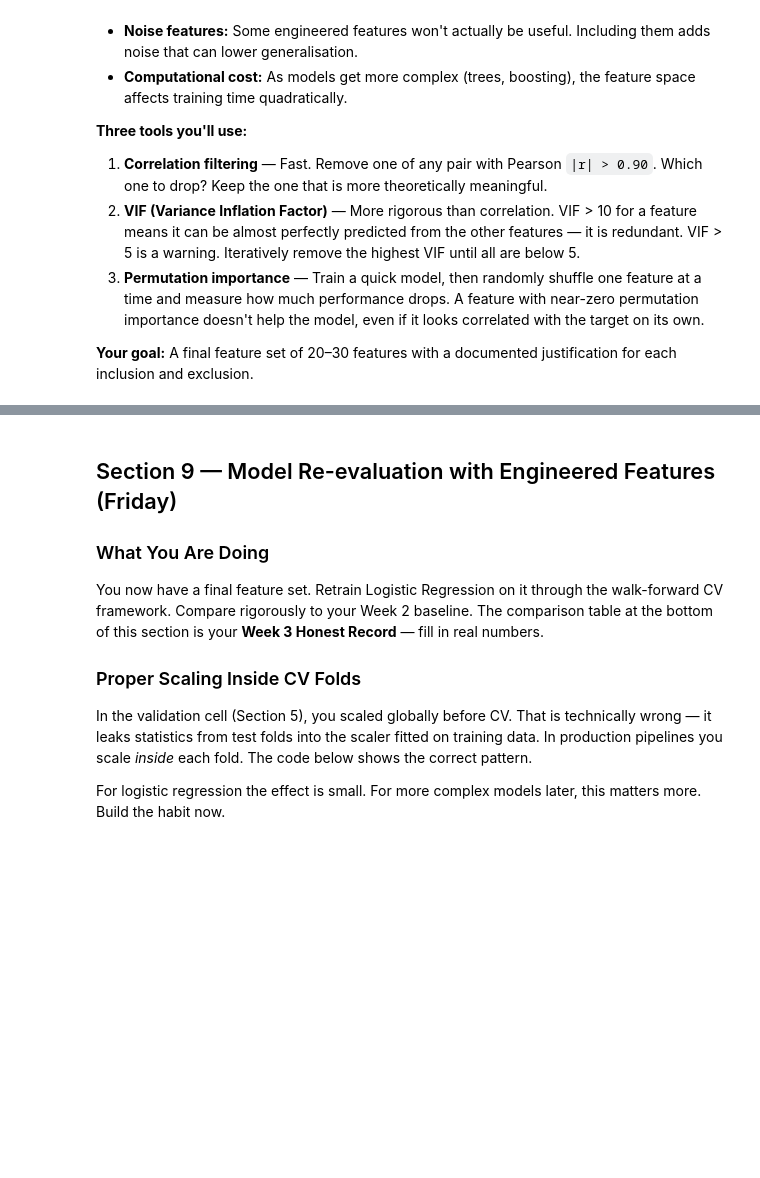
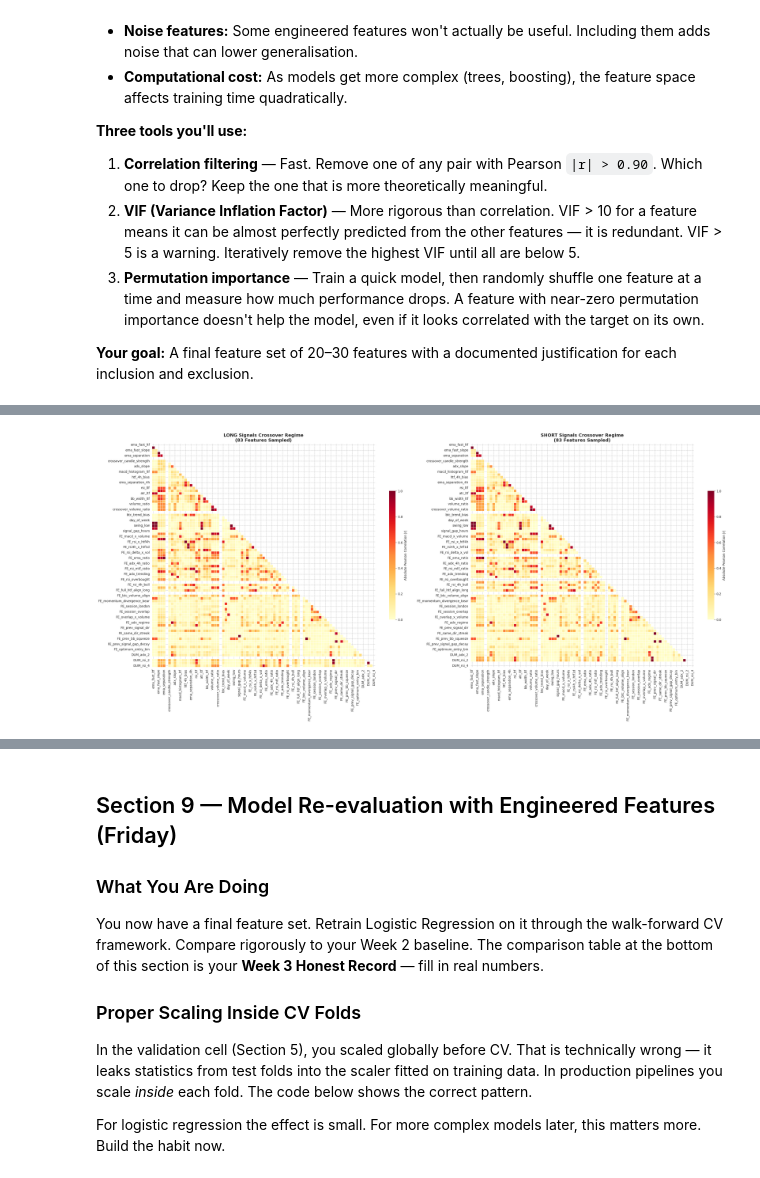
Before and after one commit to Jeshurun-B/EMA-optimizer-pipeline-v2, a Jupyter notebook: coolab_notebooks/week3_feature_engineering.ipynb, the cells around one changed output, grey strips where cells are left out. Cells and saved outputs as stored; diff of their text form; code cells hidden in the pictures; blank space fills up the shorter version.

```diff
--- a/coolab_notebooks/week3_feature_engineering.ipynb
+++ b/coolab_notebooks/week3_feature_engineering.ipynb
@@ -774,5 +794,5 @@ df['FE_full_htf_align_short'] = np.where(strict_short.any(), strict_short.astype
 
 df['FE_btc_volume_align'] = ((df['btc_trend_bias'].astype(int) == 1) & (df['volume_ratio'].astype(float) > 1.0)).astype(int)
 df['FE_bb_squeeze_regime'] = (df['bb_width_ltf'].astype(float) < df['atr_ltf'].astype(float)).astype(int)
-df['FE_momentum_divergence_bear'] = ((df['close'].astype(float) > df['close'].astype(float).shift(3)) &
+df['FE_momentum_divergence_bear'] = ((df['price'].astype(float) > df['price'].astype(float).shift(3)) &
                                      (df['rsi_ltf'].astype(float) < df['rsi_ltf'].astype(float).shift(3))).astype(int)
@@ -825,8 +847,13 @@ nan_counts_after = {}
 # LAG FEATURE COMPUTATION LAYER
 # ==============================================================================
 
+# Standardized mapping dictionary for handling directional strings safely
+signal_map = {'LONG': 1, 'SHORT': -1}
+# Create a temporary numeric series of the current signal for safe mathematical alignment
+df_signal_numeric = df['signal_x'].map(signal_map).fillna(0).astype(int)
+
 # 1. Previous Signal Direction (Encoded: LONG=1, SHORT=-1, No Signal/NaN=0)
-raw_prev_dir = df.groupby('symbol')['signal_x'].shift(1)
+raw_prev_dir = df.groupby('symbol')['signal_x'].shift(1).map(signal_map)
 nan_counts_before['FE_prev_signal_dir'] = raw_prev_dir.isna().sum()
 df['FE_prev_signal_dir'] = raw_prev_dir.fillna(0).astype(int)
 nan_counts_after['FE_prev_signal_dir'] = df['FE_prev_signal_dir'].isna().sum()
@@ -837,7 +864,7 @@ nan_counts_before['FE_prev_t3_score'] = raw_prev_t3.isna().sum()
 df['FE_prev_t3_score'] = raw_prev_t3.fillna(0.0).astype(float)
 nan_counts_after['FE_prev_t3_score'] = df['FE_prev_t3_score'].isna().sum()
 
-# 3. Whipsaw Streak Count Vectorized Engine (FIXED: Avoids dataframe indexing misalignment)
+# 3. Whipsaw Streak Count Vectorized Engine (Avoids dataframe indexing misalignment)
 def compute_series_streak(series):
     change_signal = series.ne(series.shift(1)).cumsum()
     return series.groupby(change_signal).cumcount() + 1
@@ -859,18 +886,17 @@ nan_counts_after['FE_signal_gap_candles'] = df['FE_signal_gap_candles'].isna().s
 # ==============================================================================
 
 # 5. Volatility Regime Memory (Did the last crossover happen in a squeeze?)
-# Assumes 'FE_bb_squeeze_regime' (0 or 1) was calculated in your boolean step
 if 'FE_bb_squeeze_regime' in df.columns:
     raw_prev_squeeze = df.groupby('symbol')['FE_bb_squeeze_regime'].shift(1)
     nan_counts_before['FE_prev_bb_squeeze'] = raw_prev_squeeze.isna().sum()
     df['FE_prev_bb_squeeze'] = raw_prev_squeeze.fillna(0).astype(int)
     nan_counts_after['FE_prev_bb_squeeze'] = df['FE_prev_bb_squeeze'].isna().sum()
 
-# 6. Directional Transition Marker (1 if signal flipped from long to short or vice versa)
-raw_dir_changed = df['signal_x'].astype(int) != df['FE_prev_signal_dir']
-# First row of a group shouldn't count as a change
+# 6. Directional Transition Marker (FIXED: Uses the temporary clean numeric series map)
+raw_dir_changed = df_signal_numeric != df['FE_prev_signal_dir']
+# First row of a group shouldn't count as a change since there is no true history
 raw_dir_changed.loc[df.groupby('symbol').head(1).index] = False
-nan_counts_before['FE_dir_changed'] = 0  # Boolean series initialized complete
+nan_counts_before['FE_dir_changed'] = 0
 df['FE_dir_changed'] = raw_dir_changed.astype(int)
 nan_counts_after['FE_dir_changed'] = df['FE_dir_changed'].isna().sum()
 
@@ -1184,0 +1285,75 @@ Permutation importance filtering complete ✓
+# %%
+import matplotlib.pyplot as plt
+import numpy as np
+import seaborn as sns
+
+
+def plot_dual_correlation_heatmaps(df, features_long, features_short):
+    """Plots side-by-side upper-triangle correlation heatmaps for LONG and SHORT regimes."""
+    # 1. Isolate regimes and compute absolute correlation matrices
+    df_long = df[df["signal_x"] == "LONG"].copy()
+    df_short = df[df["signal_x"] == "SHORT"].copy()
+
+    corr_long = df_long[features_long].corr().abs()
+    corr_short = df_short[features_short].corr().abs()
+
+    # 2. Generate upper triangle masks (True where we want to HIDE data)
+    mask_long = np.triu(np.ones(corr_long.shape), k=0).astype(bool)
+    mask_short = np.triu(np.ones(corr_short.shape), k=0).astype(bool)
+
+    # 3. Setup side-by-side plotting area
+    # Dynamically scale layout scale based on your feature count size
+    fig_width = max(14, len(features_long) * 0.35)
+    fig, axes = plt.subplots(1, 2, figsize=(fig_width, fig_width * 0.45))
+
+    # Define color scheme: clear, high-contrast sequential profile
+    cmap_profile = "YlOrRd"
+
+    # --- Left Plot: LONG ---
+    sns.heatmap(
+        corr_long,
+        mask=mask_long,
+        cmap=cmap_profile,
+        vmax=1.0,
+        vmin=0.0,
+        center=0.5,
+        square=True,
+        linewidths=0.5,
+        cbar_kws={"shrink": 0.5, "label": "Absolute Pearson Correlation |r|"},
+        ax=axes[0],
+        annot=False,  # Set to True if your feature count is small (<15)
+    )
+    axes[0].set_title(
+        f"LONG Signals Crossover Regime\n({len(features_long)} Features Sampled)",
+        fontsize=14,
+        weight="bold",
+    )
+
+    # --- Right Plot: SHORT ---
+    sns.heatmap(
+        corr_short,
+        mask=mask_short,
+        cmap=cmap_profile,
+        vmax=1.0,
+        vmin=0.0,
+        center=0.5,
+        square=True,
+        linewidths=0.5,
+        cbar_kws={"shrink": 0.5, "label": "Absolute Pearson Correlation |r|"},
+        ax=axes[1],
+        annot=False,
+    )
+    axes[1].set_title(
+        f"SHORT Signals Crossover Regime\n({len(features_short)} Features Sampled)",
+        fontsize=14,
+        weight="bold",
+    )
+
+    plt.tight_layout()
+    plt.show()
+
+
+# To execute:
+plot_dual_correlation_heatmaps(df, FEATURES_COMBINED_LONG, FEATURES_COMBINED_SHORT)
+# %% [output]
+[figure, added]
```
Also changed, not shown: parts of 28 cells of this notebook.
